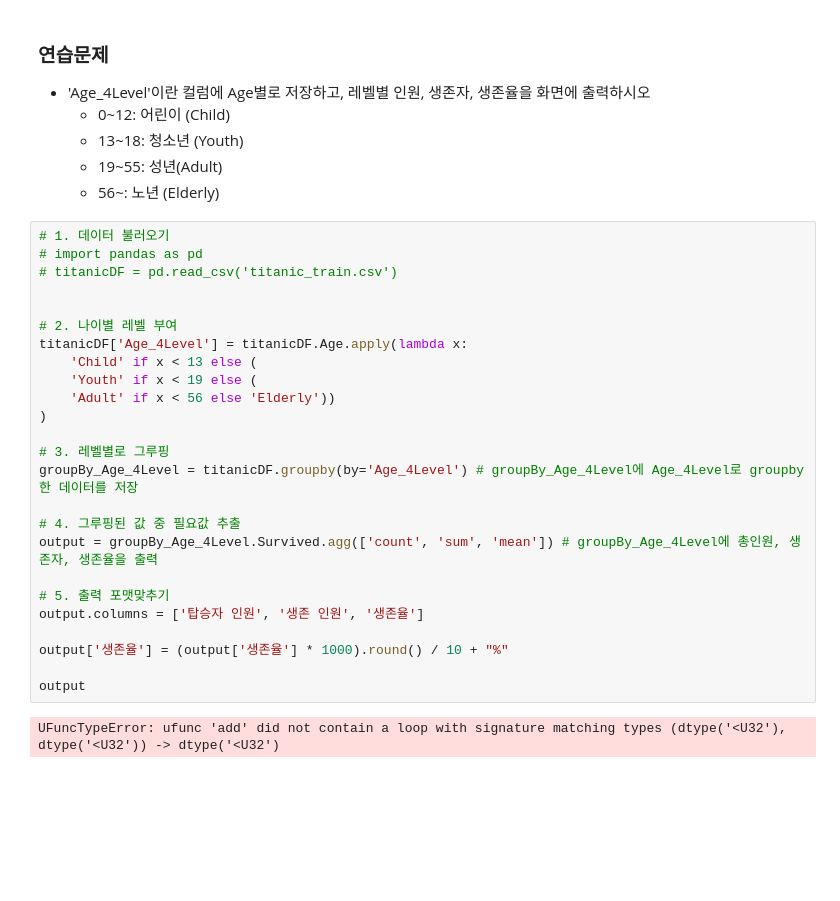
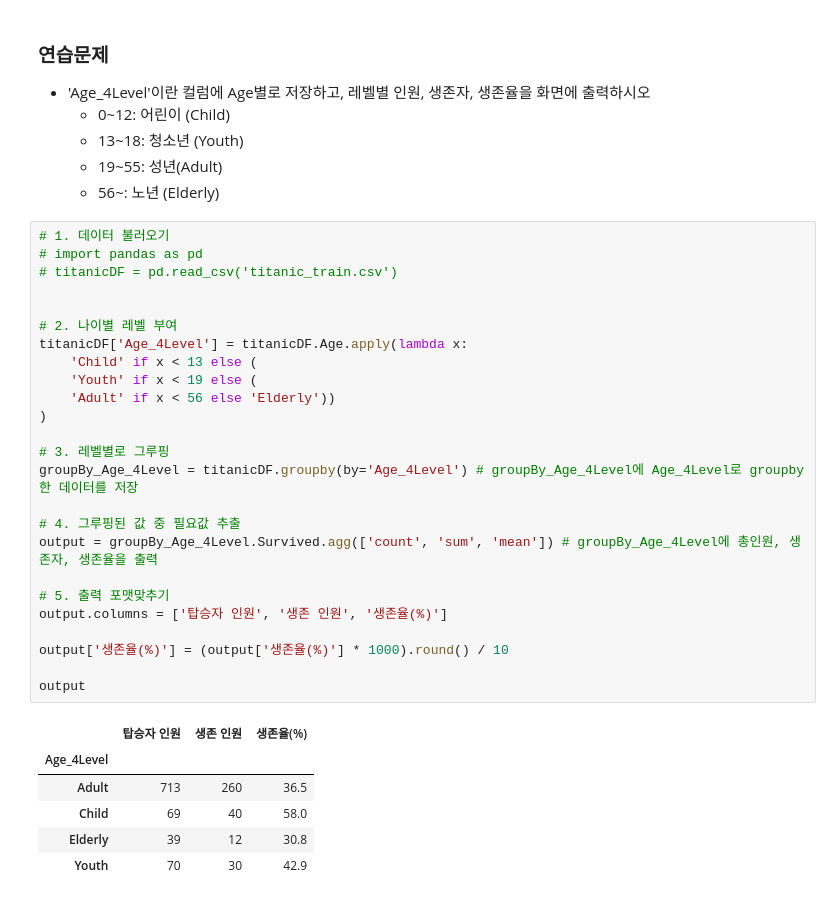
Before and after one commit to Junohera/PythonBasic2021, a Jupyter notebook: 02_DataAnalysis/04_Data_Handling.ipynb, the cells around one changed output. Drawn from its saved outputs; the diff is of its cells as text; blank space fills up the shorter version.

```diff
--- a/02_DataAnalysis/04_Data_Handling.ipynb
+++ b/02_DataAnalysis/04_Data_Handling.ipynb
@@ -1035,27 +1035,32 @@ titanic_groupby
 # %%
 # 1. 데이터 불러오기
 # import pandas as pd
 # titanicDF = pd.read_csv('titanic_train.csv')
 
 
 # 2. 나이별 레벨 부여
 titanicDF['Age_4Level'] = titanicDF.Age.apply(lambda x:
     'Child' if x < 13 else (
     'Youth' if x < 19 else (
     'Adult' if x < 56 else 'Elderly'))
 )
 
 # 3. 레벨별로 그루핑
 groupBy_Age_4Level = titanicDF.groupby(by='Age_4Level') # groupBy_Age_4Level에 Age_4Level로 groupby한 데이터를 저장
 
 # 4. 그루핑된 값 중 필요값 추출
 output = groupBy_Age_4Level.Survived.agg(['count', 'sum', 'mean']) # groupBy_Age_4Level에 총인원, 생존자, 생존율을 출력
 
 # 5. 출력 포맷맞추기
-output.columns = ['탑승자 인원', '생존 인원', '생존율']
+output.columns = ['탑승자 인원', '생존 인원', '생존율(%)']
 
-output['생존율'] = (output['생존율'] * 1000).round() / 10 + "%"
+output['생존율(%)'] = (output['생존율(%)'] * 1000).round() / 10
 
 output
 # %% [output]
-UFuncTypeError: ufunc 'add' did not contain a loop with signature matching types (dtype('<U32'), dtype('<U32')) -> dtype('<U32')
+|  | 탑승자 인원 | 생존 인원 | 생존율(%) |
+| Age_4Level |  |  |  |
+| Adult | 713 | 260 | 36.5 |
+| Child | 69 | 40 | 58.0 |
+| Elderly | 39 | 12 | 30.8 |
+| Youth | 70 | 30 | 42.9 |
```
